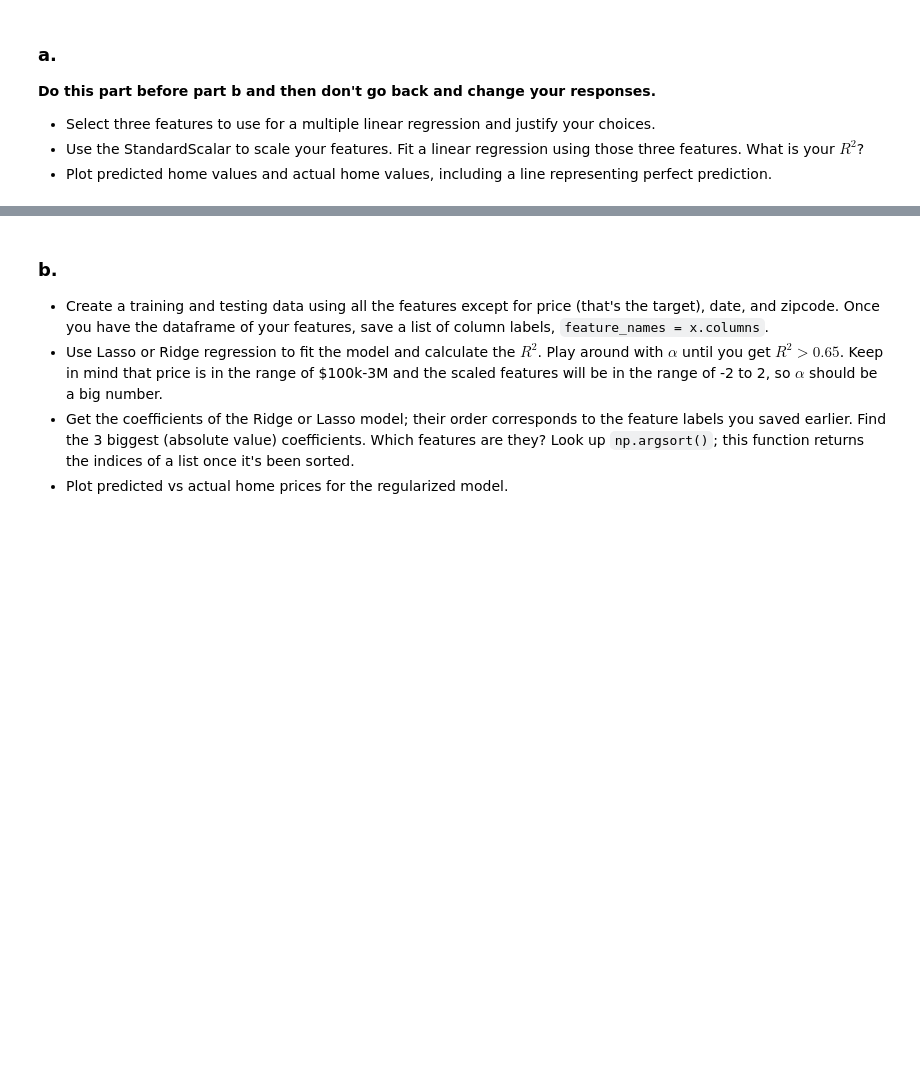
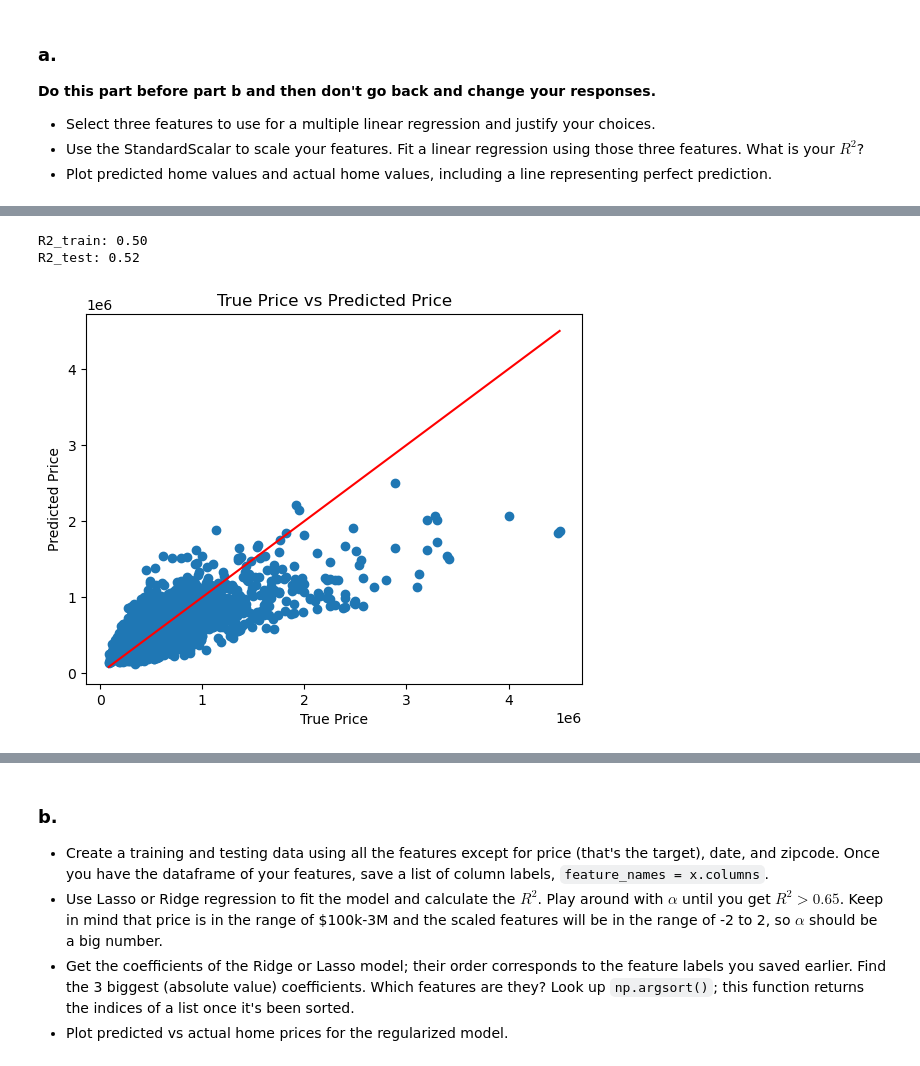
Before and after one commit to GettysburgDataScience/ps1-linear-regression-LoganBecker25, a Jupyter notebook: PS1.ipynb, the cells around one changed output, grey strips where cells are left out. Drawn from its saved outputs; the diff is of its cells as text; code cells hidden in the pictures; blank space fills up the shorter version.

```diff
--- a/PS1.ipynb
+++ b/PS1.ipynb
@@ -198,0 +251,36 @@ Which features are you using and why?
+# %%
+# Your code here. Add cells as needed.
+X = housing_df[['sqft_living', 'bedrooms', 'bathrooms']]
+y = housing_df[['price']]
+
+X_train, X_test, y_train, y_test = train_test_split(X, y, test_size = 0.2)
+
+#Scaling the Data
+ss = StandardScaler()
+ss.fit(X_train) #only do this on the training data as to not create bias on your testing data (needs to be data that the model has not seen)
+X_sclaed_train = ss.transform(X_train)
+X_sclaed_test = ss.transform(X_test)
+
+#Creating the model
+model_LR = LinearRegression()
+model_LR.fit(X_sclaed_train, y_train)
+
+#Finding R2
+R2_train = model_LR.score(X_sclaed_train, y_train)
+R2_test = model_LR.score(X_sclaed_test, y_test)
+
+print(f'R2_train: {R2_train:.2f}')
+print(f'R2_test: {R2_test:.2f}')
+
+#Creating the graph
+y_pred = model_LR.predict(X_sclaed_test)
+plt.scatter(y_test, y_pred)
+plt.plot([y_test.min(), y_test.max()], [y_test.min(), y_test.max()], color = 'red')
+plt.xlabel('True Price')
+plt.ylabel('Predicted Price')
+plt.title('True Price vs Predicted Price')
+plt.show()
+# %% [output]
+R2_train: 0.50
+R2_test: 0.52
+[figure, added]
```
Also changed, not shown: parts of 25 cells of this notebook.
